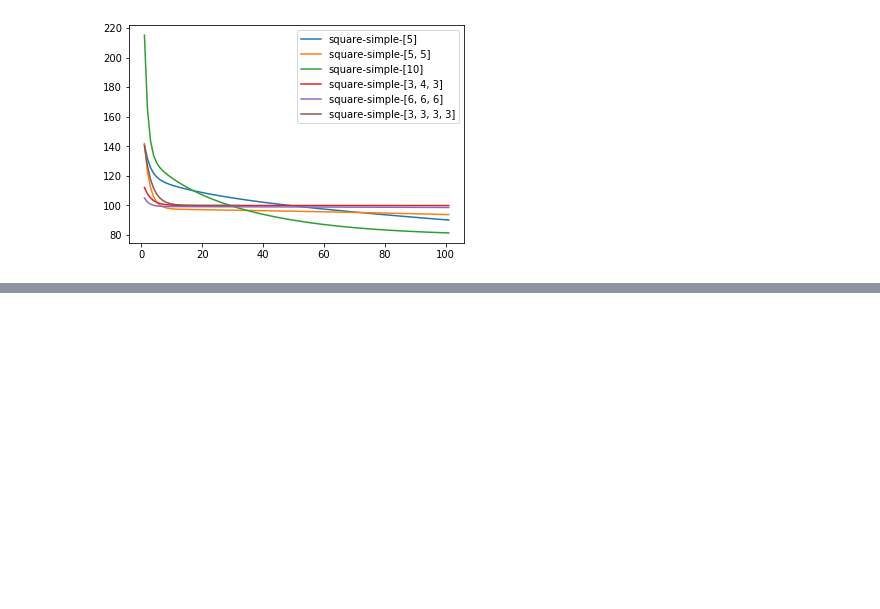
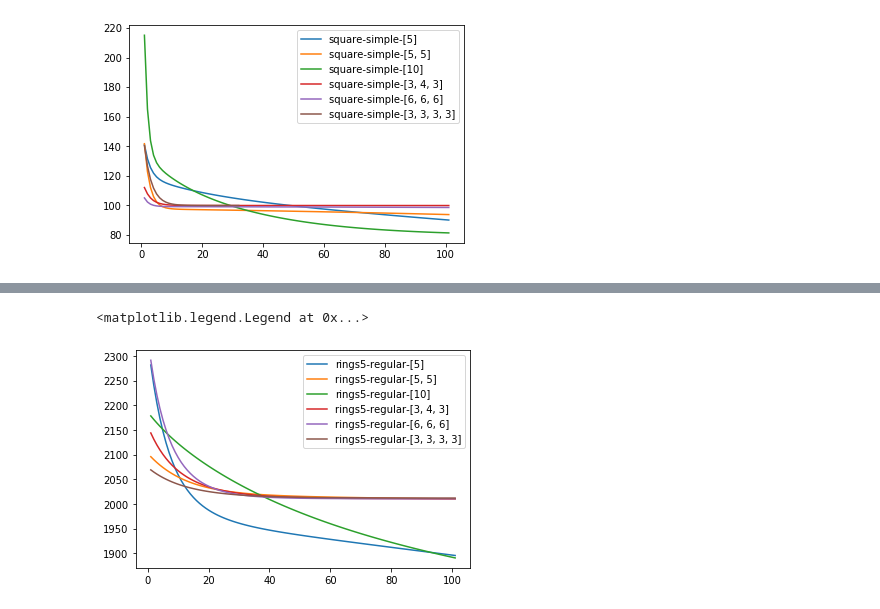
Before and after one commit to wernerolaf/MIO, a Jupyter notebook: MLP_sprawozdanie_Olaf_Werner_291139.ipynb, the cells around one changed output, grey strips where cells are left out. Saved outputs shown, nothing was run; the diff lists cells and outputs as text; code cells hidden in the pictures; blank space fills up the shorter version.

```diff
--- a/MLP_sprawozdanie_Olaf_Werner_291139.ipynb
+++ b/MLP_sprawozdanie_Olaf_Werner_291139.ipynb
@@ -534,0 +551,10 @@ plt.legend(loc="upper right")
+# %%
+for x in range(18,24):
+    t=np.arange(1,len(networks_err[x])+1,1)
+    if networks_err[x][-1]<10**10:
+        plt.plot(t,networks_err[x],label=networks_names[x])
+
+plt.legend(loc="upper right")
+# %% [output]
+<matplotlib.legend.Legend at 0x...>
+[figure, added]
```
Also changed, not shown: parts of 4 cells of this notebook.
